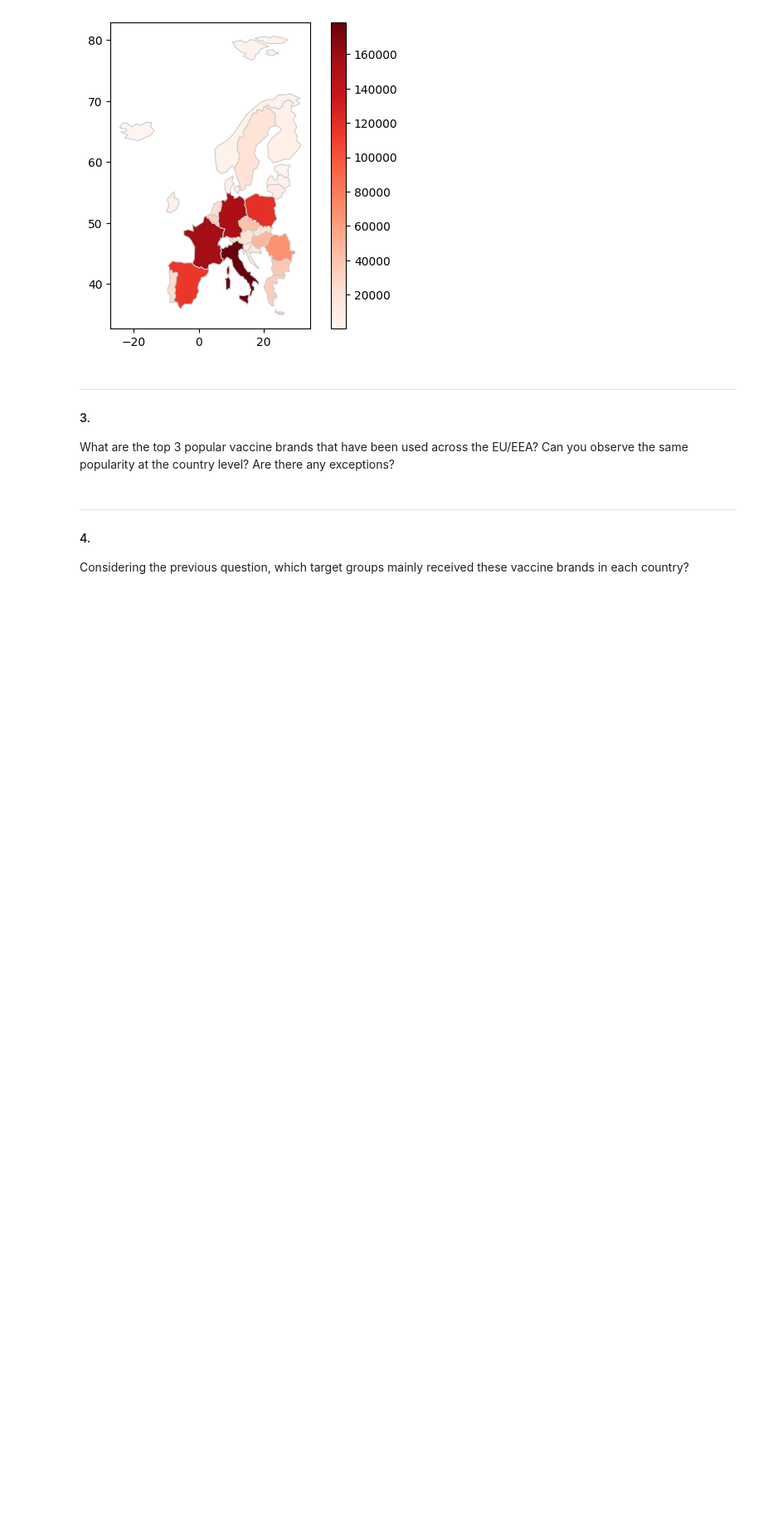
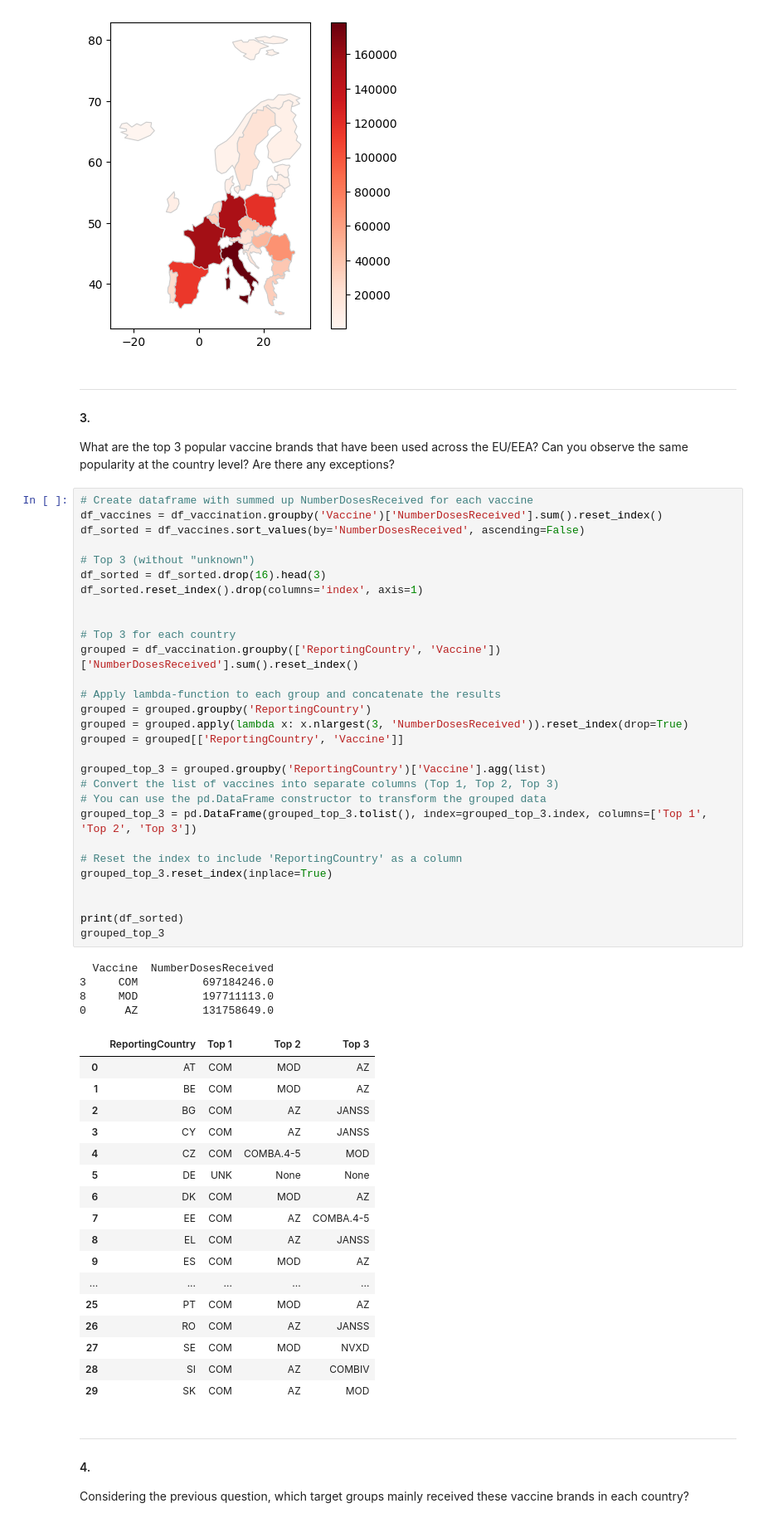
Before and after one commit to Globose/dv1597, a Jupyter notebook: a2/book.ipynb, the cells around one changed output. Shown at 83% size. Cells and saved outputs as stored; diff of their text form; blank space fills up the shorter version.

```diff
--- a/a2/book.ipynb
+++ b/a2/book.ipynb
@@ -228,6 +228,57 @@ deaths_map.plot(column='deaths', cmap='Reds', linewidth=0.8, edgecolor='0.8', le
 ***
 #### 3.
 What are the top 3 popular vaccine brands that have been used across the EU/EEA? Can you observe the same popularity at the country level? Are there any exceptions?
+# %%
+# Create dataframe with summed up NumberDosesReceived for each vaccine
+df_vaccines = df_vaccination.groupby('Vaccine')['NumberDosesReceived'].sum().reset_index()
+df_sorted = df_vaccines.sort_values(by='NumberDosesReceived', ascending=False)
+
+# Top 3 (without "unknown")
+df_sorted = df_sorted.drop(16).head(3)
+df_sorted.reset_index().drop(columns='index', axis=1)
+
+
+# Top 3 for each country
+grouped = df_vaccination.groupby(['ReportingCountry', 'Vaccine'])['NumberDosesReceived'].sum().reset_index()
+
+# Apply lambda-function to each group and concatenate the results
+grouped = grouped.groupby('ReportingCountry')
+grouped = grouped.apply(lambda x: x.nlargest(3, 'NumberDosesReceived')).reset_index(drop=True)
+grouped = grouped[['ReportingCountry', 'Vaccine']]
+
+grouped_top_3 = grouped.groupby('ReportingCountry')['Vaccine'].agg(list)
+# Convert the list of vaccines into separate columns (Top 1, Top 2, Top 3)
+# You can use the pd.DataFrame constructor to transform the grouped data
+grouped_top_3 = pd.DataFrame(grouped_top_3.tolist(), index=grouped_top_3.index, columns=['Top 1', 'Top 2', 'Top 3'])
+
+# Reset the index to include 'ReportingCountry' as a column
+grouped_top_3.reset_index(inplace=True)
+
+
+print(df_sorted)
+grouped_top_3
+# %% [output]
+  Vaccine  NumberDosesReceived
+3     COM          697184246.0
+8     MOD          197711113.0
+0      AZ          131758649.0
+|  | ReportingCountry | Top 1 | Top 2 | Top 3 |
+| 0 | AT | COM | MOD | AZ |
+| 1 | BE | COM | MOD | AZ |
+| 2 | BG | COM | AZ | JANSS |
+| 3 | CY | COM | AZ | JANSS |
+| 4 | CZ | COM | COMBA.4-5 | MOD |
+| 5 | DE | UNK | None | None |
+| 6 | DK | COM | MOD | AZ |
+| 7 | EE | COM | AZ | COMBA.4-5 |
+| 8 | EL | COM | AZ | JANSS |
+| 9 | ES | COM | MOD | AZ |
+| ... | ... | ... | ... | ... |
+| 25 | PT | COM | MOD | AZ |
+| 26 | RO | COM | AZ | JANSS |
+| 27 | SE | COM | MOD | NVXD |
+| 28 | SI | COM | AZ | COMBIV |
+| 29 | SK | COM | AZ | MOD |
 # %% [markdown]
 ***
 #### 4.
```
Also changed, not shown: parts of 2 cells of this notebook.
